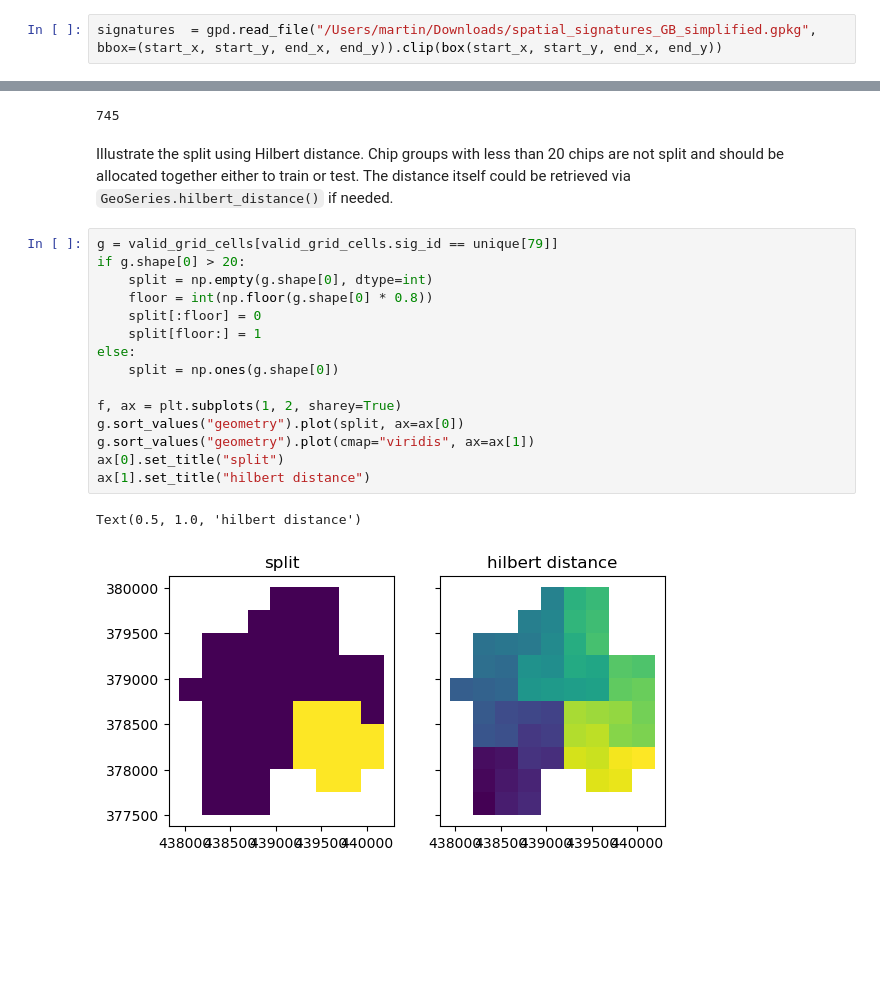
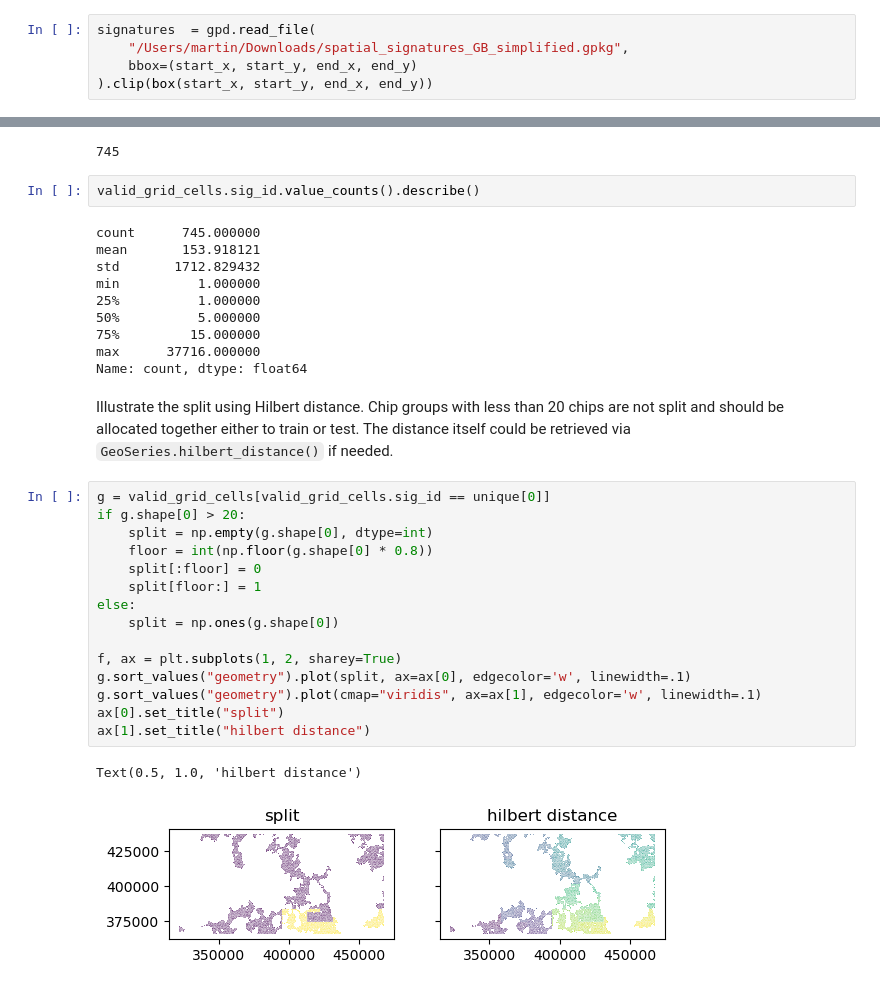
Before and after one commit to eurofab-project/eo, a Jupyter notebook: notebooks/hilbert_split.ipynb, the cells around one changed output, grey strips where cells are left out. Drawn from its saved outputs; the diff is of its cells as text; blank space fills up the shorter version.

```diff
--- a/notebooks/hilbert_split.ipynb
+++ b/notebooks/hilbert_split.ipynb
@@ -14,7 +14,10 @@ start_x, start_y, end_x, end_y = (321566, 365379, 468106, 437198)
 # %% [markdown]
 Load the data and clip them to the box defined above. The data from https://figshare.com/ndownloader/files/38736501
 # %%
-signatures  = gpd.read_file("/Users/martin/Downloads/spatial_signatures_GB_simplified.gpkg", bbox=(start_x, start_y, end_x, end_y)).clip(box(start_x, start_y, end_x, end_y))
+signatures  = gpd.read_file(
+    "/Users/martin/Downloads/spatial_signatures_GB_simplified.gpkg",
+    bbox=(start_x, start_y, end_x, end_y)
+).clip(box(start_x, start_y, end_x, end_y))
 # %% [markdown]
 Get coordinates of chip centroids.
 # %%
@@ -39,23 +42,35 @@ unique = valid_grid_cells.sig_id.unique()
 unique.shape[0]
 # %% [output]
 745
+# %%
+valid_grid_cells.sig_id.value_counts().describe()
+# %% [output]
+count      745.000000
+mean       153.918121
+std       1712.829432
+min          1.000000
+25%          1.000000
+50%          5.000000
+75%         15.000000
+max      37716.000000
+Name: count, dtype: float64
 # %% [markdown]
 Illustrate the split using Hilbert distance. Chip groups with less than 20 chips are not split and should be allocated together either to train or test. The distance itself could be retrieved via `GeoSeries.hilbert_distance()` if needed.
 # %%
-g = valid_grid_cells[valid_grid_cells.sig_id == unique[79]]
+g = valid_grid_cells[valid_grid_cells.sig_id == unique[0]]
 if g.shape[0] > 20:
     split = np.empty(g.shape[0], dtype=int)
     floor = int(np.floor(g.shape[0] * 0.8))
     split[:floor] = 0
     split[floor:] = 1
 else:
     split = np.ones(g.shape[0])
 
 f, ax = plt.subplots(1, 2, sharey=True)
-g.sort_values("geometry").plot(split, ax=ax[0])
-g.sort_values("geometry").plot(cmap="viridis", ax=ax[1])
+g.sort_values("geometry").plot(split, ax=ax[0], edgecolor='w', linewidth=.1)
+g.sort_values("geometry").plot(cmap="viridis", ax=ax[1], edgecolor='w', linewidth=.1)
 ax[0].set_title("split")
 ax[1].set_title("hilbert distance")
 # %% [output]
 Text(0.5, 1.0, 'hilbert distance')
-[figure, old version]
+[figure, new version]
```
Also changed, not shown: 3 other files.
